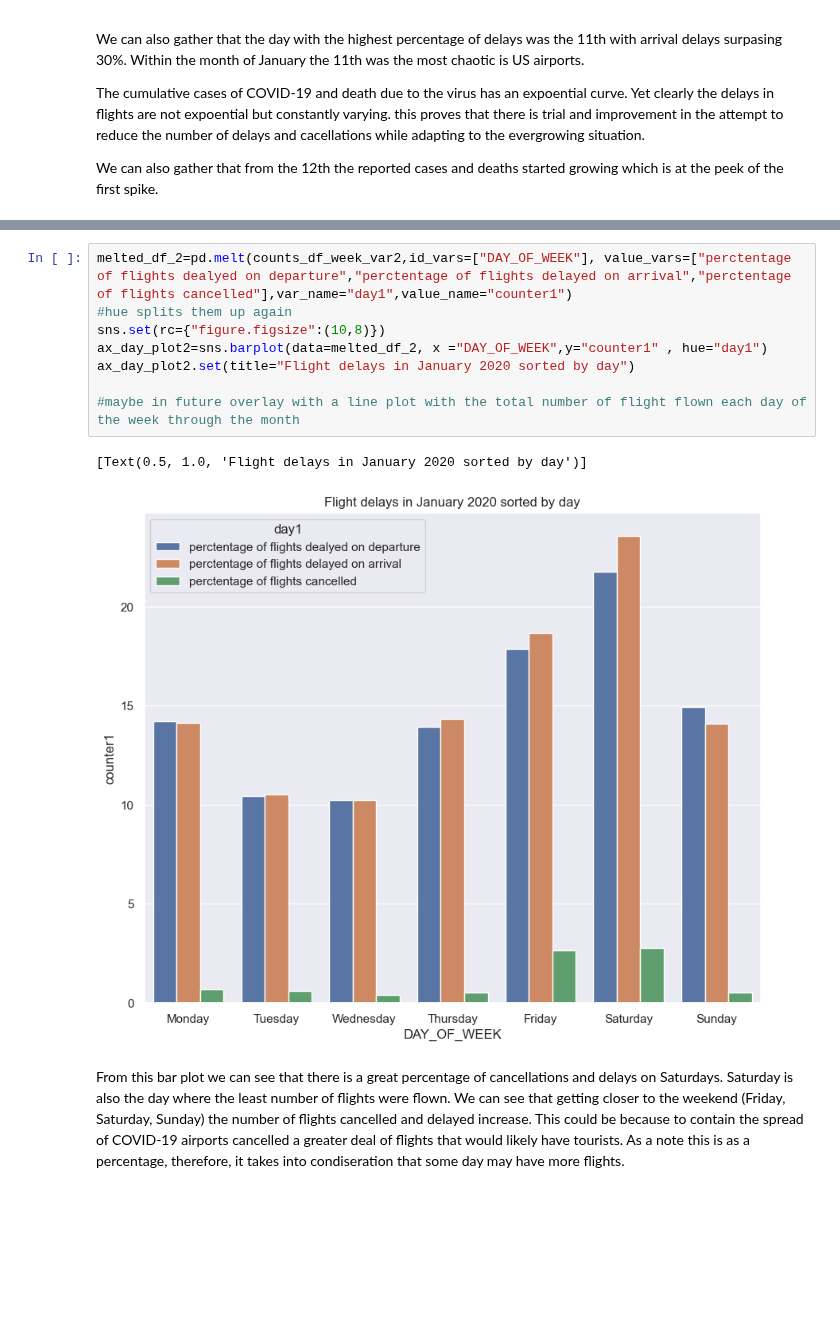
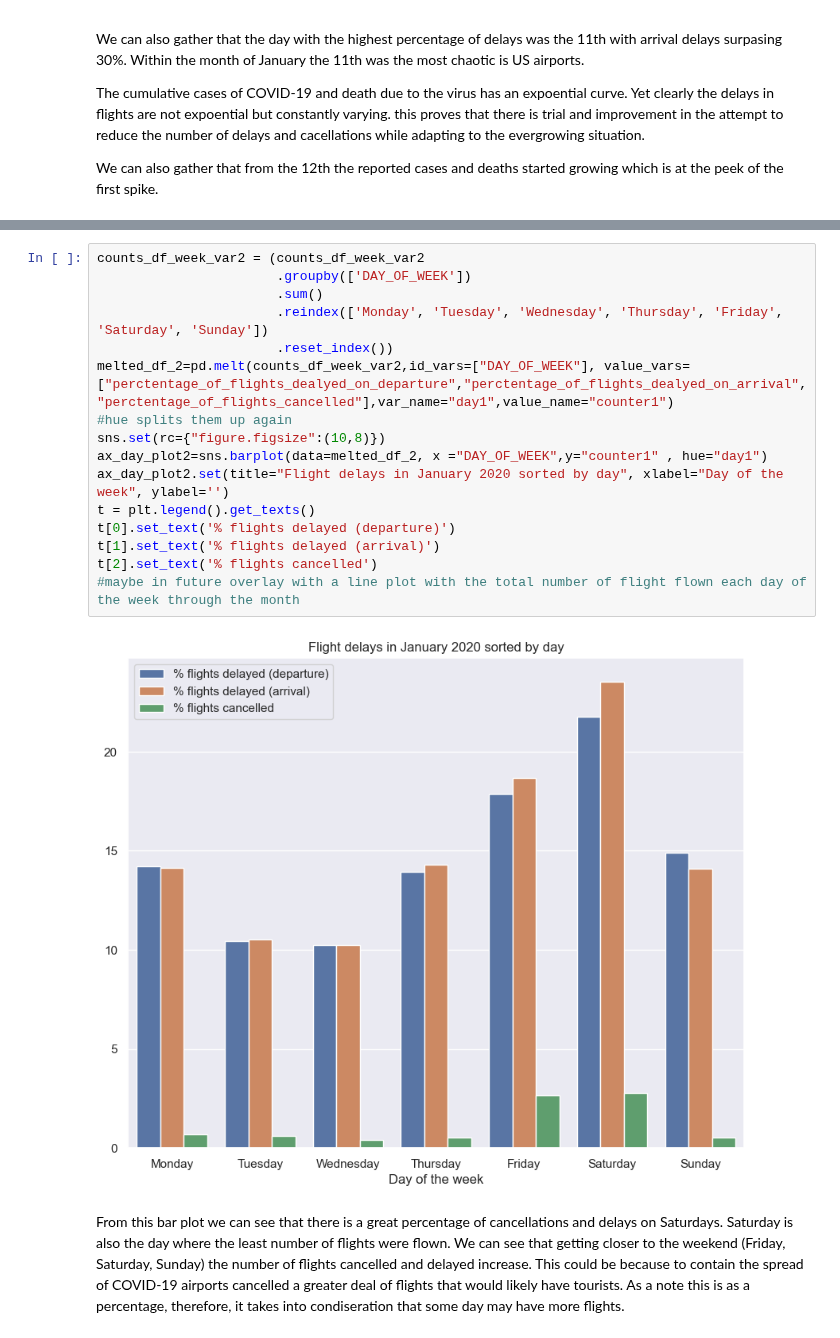
Before and after one commit to ubco-W2022T2-data301/project-group-group05, a Jupyter notebook: analysis/analysis_aakash.ipynb, the cells around one changed output, grey strips where cells are left out. Drawn from its saved outputs; the diff is of its cells as text; blank space fills up the shorter version.

```diff
--- a/analysis/analysis_aakash.ipynb
+++ b/analysis/analysis_aakash.ipynb
@@ -293,13 +298,20 @@ ax_day_plot2.set(title="Flight delays in January 2020 sorted by day")
 # %%
-melted_df_2=pd.melt(counts_df_week_var2,id_vars=["DAY_OF_WEEK"], value_vars=["perctentage of flights dealyed on departure","perctentage of flights delayed on arrival","perctentage of flights cancelled"],var_name="day1",value_name="counter1")
+counts_df_week_var2 = (counts_df_week_var2
+                       .groupby(['DAY_OF_WEEK'])
+                       .sum()
+                       .reindex(['Monday', 'Tuesday', 'Wednesday', 'Thursday', 'Friday', 'Saturday', 'Sunday'])
+                       .reset_index())
+melted_df_2=pd.melt(counts_df_week_var2,id_vars=["DAY_OF_WEEK"], value_vars=["perctentage_of_flights_dealyed_on_departure","perctentage_of_flights_dealyed_on_arrival","perctentage_of_flights_cancelled"],var_name="day1",value_name="counter1")
 #hue splits them up again
 sns.set(rc={"figure.figsize":(10,8)})
 ax_day_plot2=sns.barplot(data=melted_df_2, x ="DAY_OF_WEEK",y="counter1" , hue="day1")
-ax_day_plot2.set(title="Flight delays in January 2020 sorted by day")
-
+ax_day_plot2.set(title="Flight delays in January 2020 sorted by day", xlabel="Day of the week", ylabel='')
+t = plt.legend().get_texts()
+t[0].set_text('% flights delayed (departure)')
+t[1].set_text('% flights delayed (arrival)')
+t[2].set_text('% flights cancelled')
 #maybe in future overlay with a line plot with the total number of flight flown each day of the week through the month
 # %% [output]
-[Text(0.5, 1.0, 'Flight delays in January 2020 sorted by day')]
-[figure, old version]
+[figure, new version]
 # %% [markdown]
 From this bar plot we can see that there is a great percentage of cancellations and delays on Saturdays. Saturday is also the day where the least number of flights were flown. We can see that getting closer to the weekend (Friday, Saturday, Sunday) the number of flights cancelled and delayed increase. This could be because to contain the spread of COVID-19 airports cancelled a greater deal of flights that would likely have tourists. As a note this is as a percentage, therefore, it takes into condiseration that some day may have more flights.
```
Also changed, not shown: parts of 10 cells of this notebook.
